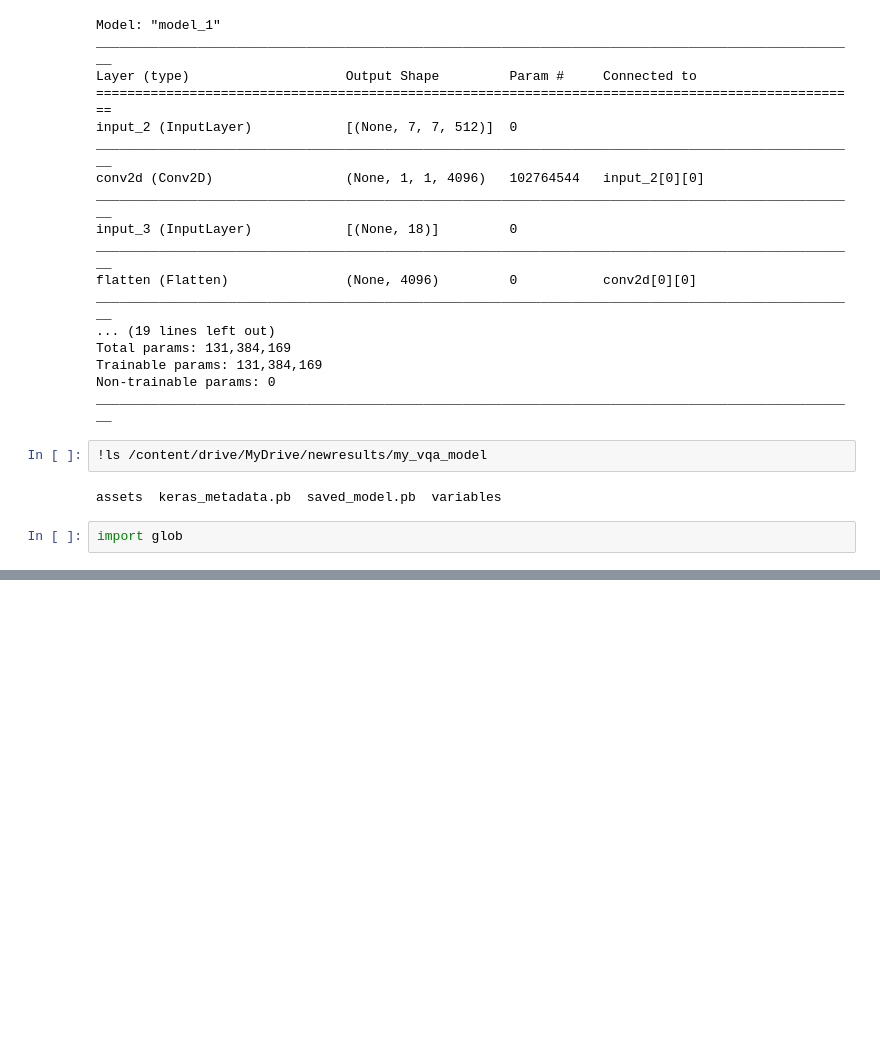
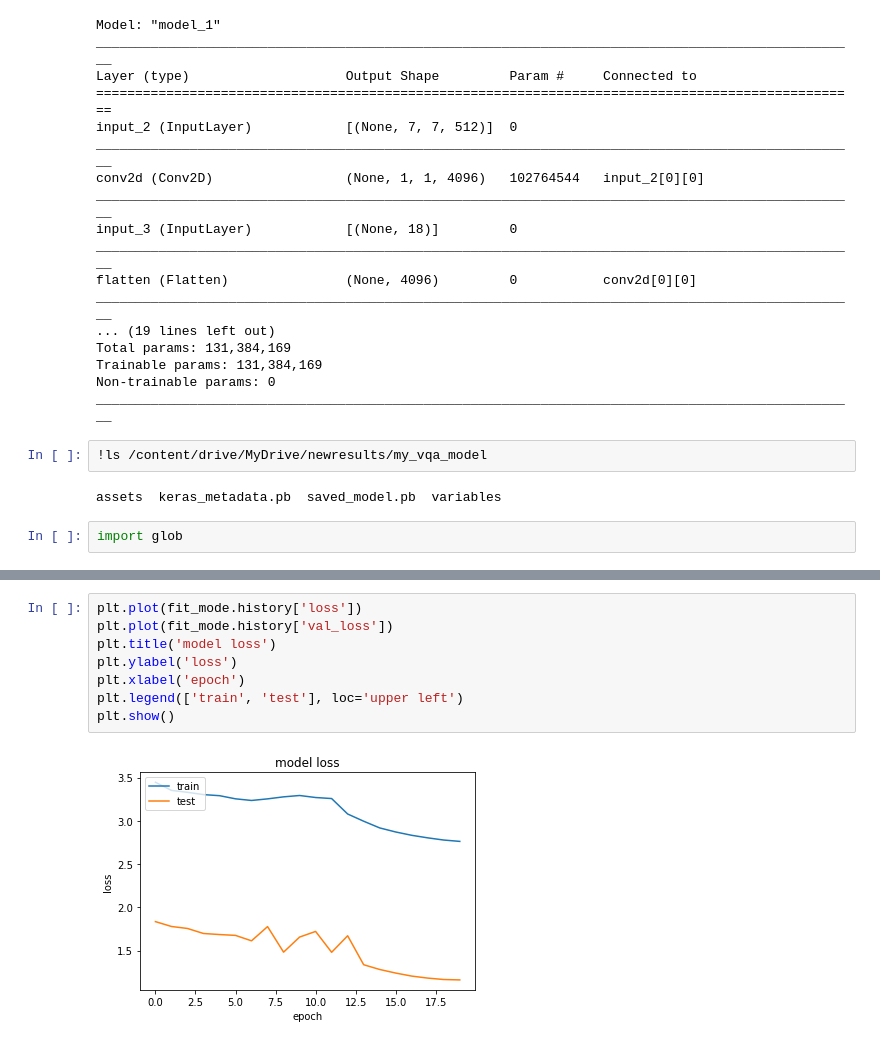
Before and after one commit to AAKANKSHA123-123/MTECH-PROJECT, a Jupyter notebook: samples_new_code_visual_import.ipynb, the cells around one changed output, grey strips where cells are left out. Drawn from its saved outputs; the diff is of its cells as text; blank space fills up the shorter version.

```diff
--- a/samples_new_code_visual_import.ipynb
+++ b/samples_new_code_visual_import.ipynb
@@ -299,3 +335,13 @@ new_model.save('/content/drive/MyDrive/newresults/Models')
+# %%
+plt.plot(fit_mode.history['loss'])
+plt.plot(fit_mode.history['val_loss'])
+plt.title('model loss')
+plt.ylabel('loss')
+plt.xlabel('epoch')
+plt.legend(['train', 'test'], loc='upper left')
+plt.show()
+# %% [output]
+[figure, added]
 # %%
 #model.load_weights(modelsDirectory + ModelName + "/best.hdf5")
 test_idx = np.random.randint(len(X_val), size = 3)
```
Also changed, not shown: parts of 8 cells of this notebook.
